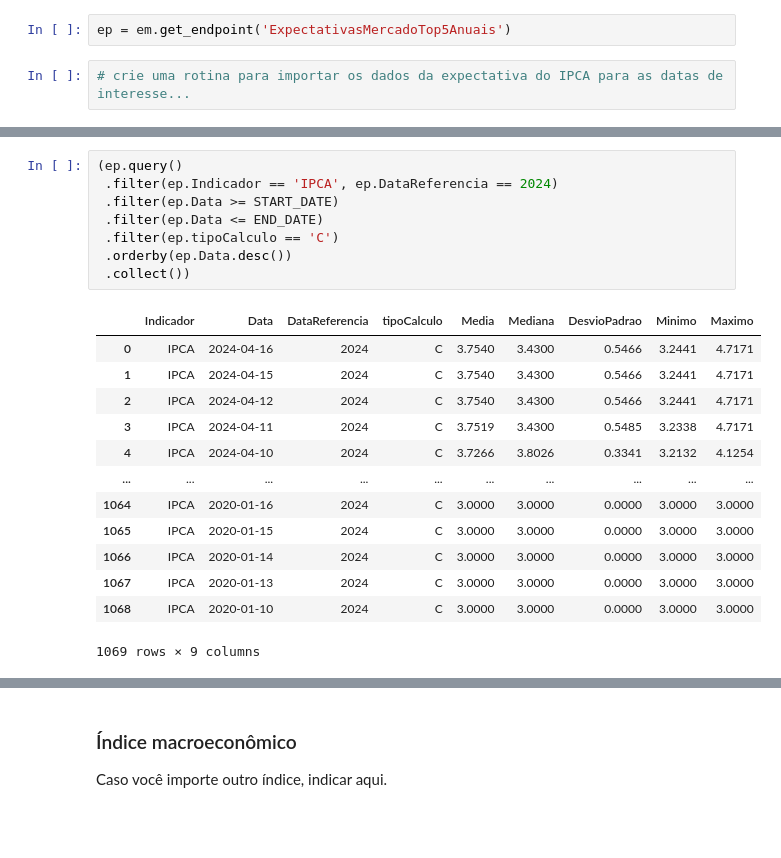
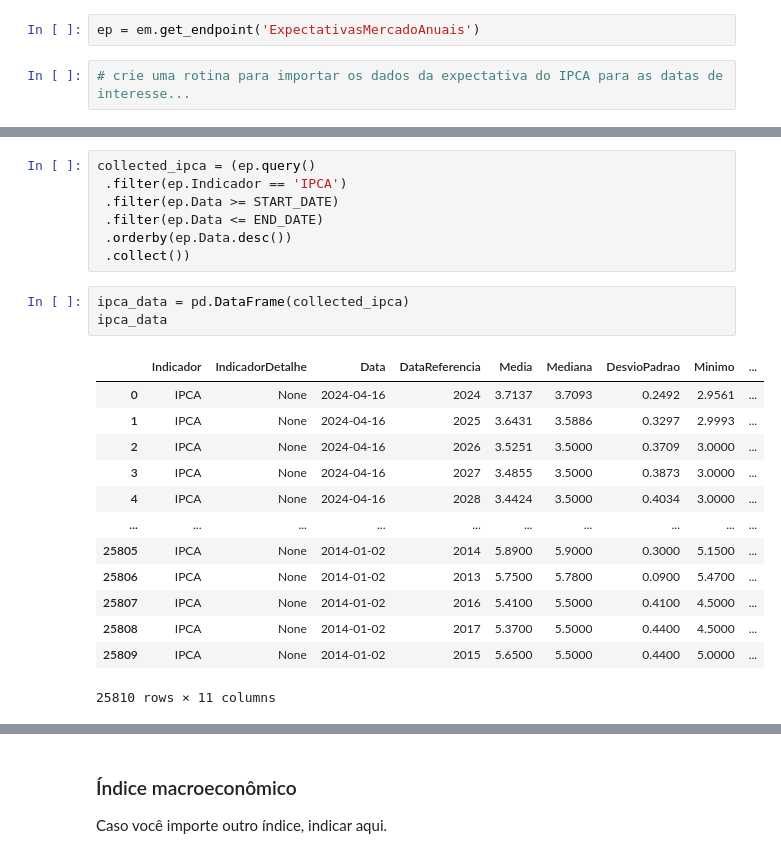
Before and after one commit to JVitorCarv/predicao-tesouro-direto, a Jupyter notebook: JOSÉ_VITOR_VELOZO_DE_CARVALHO_Prática_04_Avaliação_de_Regressores.ipynb, the cells around one changed output, grey strips where cells are left out. Drawn from its saved outputs; the diff is of its cells as text; blank space fills up the shorter version.

```diff
--- a/JOSÉ_VITOR_VELOZO_DE_CARVALHO_Prática_04_Avaliação_de_Regressores.ipynb
+++ b/JOSÉ_VITOR_VELOZO_DE_CARVALHO_Prática_04_Avaliação_de_Regressores.ipynb
@@ -482,6 +485,6 @@ EntitySets:
   ExpectativasMercadoTrimestrais
   ExpectativasMercadoAnuais
 # %%
-ep = em.get_endpoint('ExpectativasMercadoTop5Anuais')
+ep = em.get_endpoint('ExpectativasMercadoAnuais')
 # %%
 # crie uma rotina para importar os dados da expectativa do IPCA para as datas de interesse...
@@ -508,22 +491,24 @@ memory usage: 280.5 KB
 # %%
-(ep.query()
- .filter(ep.Indicador == 'IPCA', ep.DataReferencia == 2024)
+collected_ipca = (ep.query()
+ .filter(ep.Indicador == 'IPCA')
  .filter(ep.Data >= START_DATE)
  .filter(ep.Data <= END_DATE)
- .filter(ep.tipoCalculo == 'C')
  .orderby(ep.Data.desc())
  .collect())
-# %% [output]
-|  | Indicador | Data | DataReferencia | tipoCalculo | Media | Mediana | DesvioPadrao | Minimo | Maximo |
-| 0 | IPCA | 2024-04-16 | 2024 | C | 3.7540 | 3.4300 | 0.5466 | 3.2441 | 4.7171 |
-| 1 | IPCA | 2024-04-15 | 2024 | C | 3.7540 | 3.4300 | 0.5466 | 3.2441 | 4.7171 |
-| 2 | IPCA | 2024-04-12 | 2024 | C | 3.7540 | 3.4300 | 0.5466 | 3.2441 | 4.7171 |
-| 3 | IPCA | 2024-04-11 | 2024 | C | 3.7519 | 3.4300 | 0.5485 | 3.2338 | 4.7171 |
-| 4 | IPCA | 2024-04-10 | 2024 | C | 3.7266 | 3.8026 | 0.3341 | 3.2132 | 4.1254 |
-| ... | ... | ... | ... | ... | ... | ... | ... | ... | ... |
-| 1064 | IPCA | 2020-01-16 | 2024 | C | 3.0000 | 3.0000 | 0.0000 | 3.0000 | 3.0000 |
-| 1065 | IPCA | 2020-01-15 | 2024 | C | 3.0000 | 3.0000 | 0.0000 | 3.0000 | 3.0000 |
-| 1066 | IPCA | 2020-01-14 | 2024 | C | 3.0000 | 3.0000 | 0.0000 | 3.0000 | 3.0000 |
-| 1067 | IPCA | 2020-01-13 | 2024 | C | 3.0000 | 3.0000 | 0.0000 | 3.0000 | 3.0000 |
-| 1068 | IPCA | 2020-01-10 | 2024 | C | 3.0000 | 3.0000 | 0.0000 | 3.0000 | 3.0000 |
-1069 rows × 9 columns
+# %%
+ipca_data = pd.DataFrame(collected_ipca)
+ipca_data
+# %% [output]
+|  | Indicador | IndicadorDetalhe | Data | DataReferencia | Media | Mediana | DesvioPadrao | Minimo | ... |
+| 0 | IPCA | None | 2024-04-16 | 2024 | 3.7137 | 3.7093 | 0.2492 | 2.9561 | ... |
+| 1 | IPCA | None | 2024-04-16 | 2025 | 3.6431 | 3.5886 | 0.3297 | 2.9993 | ... |
+| 2 | IPCA | None | 2024-04-16 | 2026 | 3.5251 | 3.5000 | 0.3709 | 3.0000 | ... |
+| 3 | IPCA | None | 2024-04-16 | 2027 | 3.4855 | 3.5000 | 0.3873 | 3.0000 | ... |
+| 4 | IPCA | None | 2024-04-16 | 2028 | 3.4424 | 3.5000 | 0.4034 | 3.0000 | ... |
+| ... | ... | ... | ... | ... | ... | ... | ... | ... | ... |
+| 25805 | IPCA | None | 2014-01-02 | 2014 | 5.8900 | 5.9000 | 0.3000 | 5.1500 | ... |
+| 25806 | IPCA | None | 2014-01-02 | 2013 | 5.7500 | 5.7800 | 0.0900 | 5.4700 | ... |
+| 25807 | IPCA | None | 2014-01-02 | 2016 | 5.4100 | 5.5000 | 0.4100 | 4.5000 | ... |
+| 25808 | IPCA | None | 2014-01-02 | 2017 | 5.3700 | 5.5000 | 0.4400 | 4.5000 | ... |
+| 25809 | IPCA | None | 2014-01-02 | 2015 | 5.6500 | 5.5000 | 0.4400 | 5.0000 | ... |
+25810 rows × 11 columns
```
Also changed, not shown: parts of 12 cells of this notebook.
